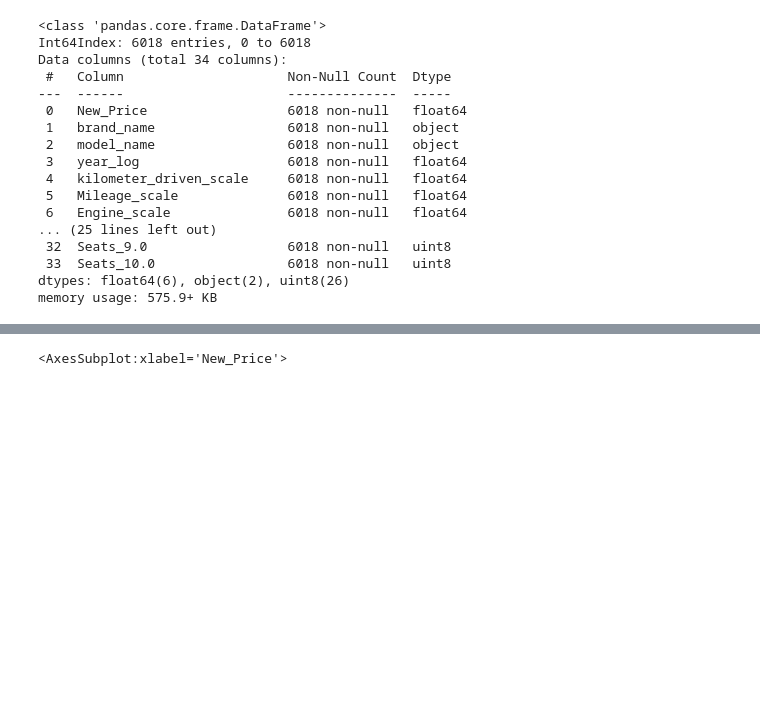
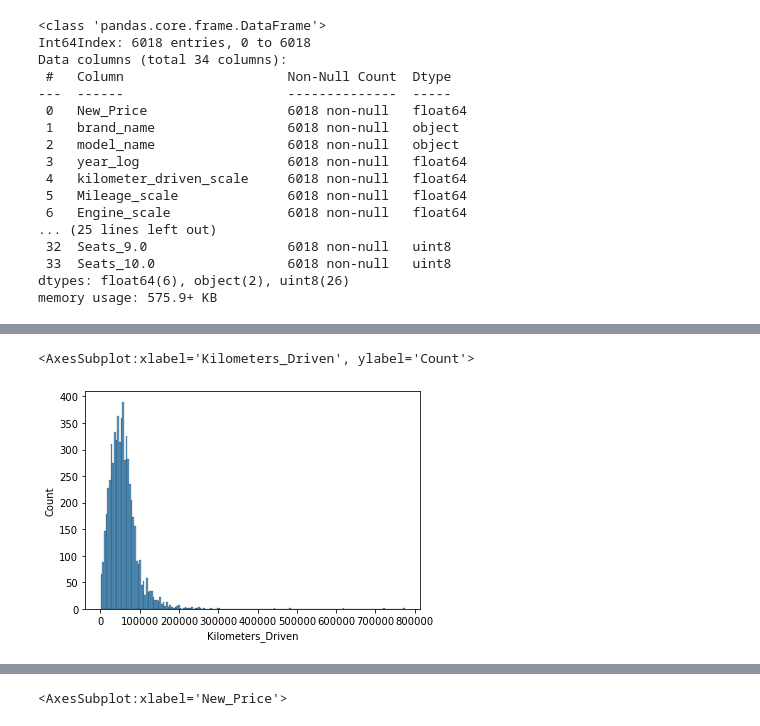
Before and after one commit to kwajpaige/UTAGL_SupervisedLearningLinear, a Jupyter notebook: PaigeSingleton_SupervisedLearningRegression_June2022.ipynb, the cells around one changed output, grey strips where cells are left out. Saved outputs shown, nothing was run; the diff lists cells and outputs as text; code cells hidden in the pictures; blank space fills up the shorter version.

```diff
--- a/PaigeSingleton_SupervisedLearningRegression_June2022.ipynb
+++ b/PaigeSingleton_SupervisedLearningRegression_June2022.ipynb
@@ -988,0 +1057,5 @@ memory usage: 575.9+ KB
+# %%
+sns.histplot(data=cars2, x='Kilometers_Driven')
+# %% [output]
+<AxesSubplot:xlabel='Kilometers_Driven', ylabel='Count'>
+[figure, added]
```
Also changed, not shown: parts of 30 cells of this notebook.
